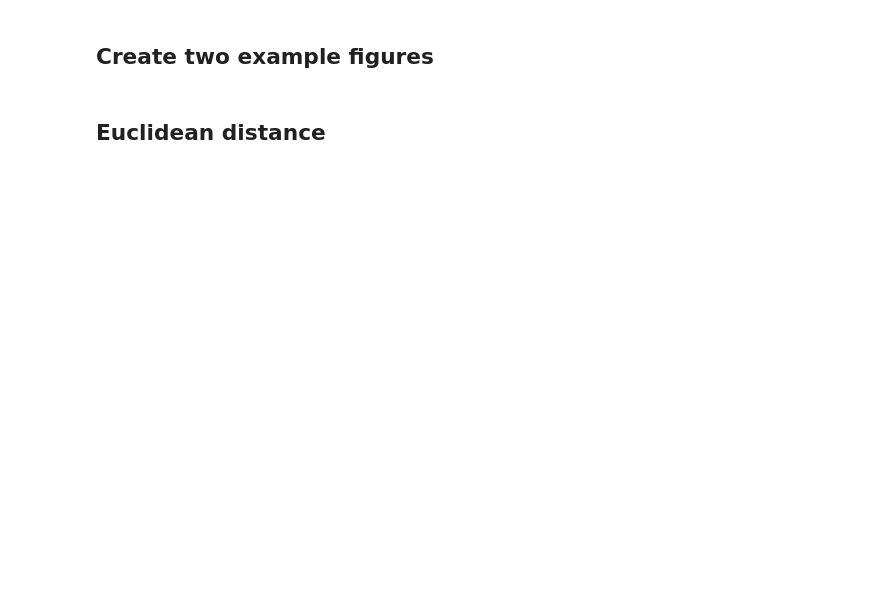
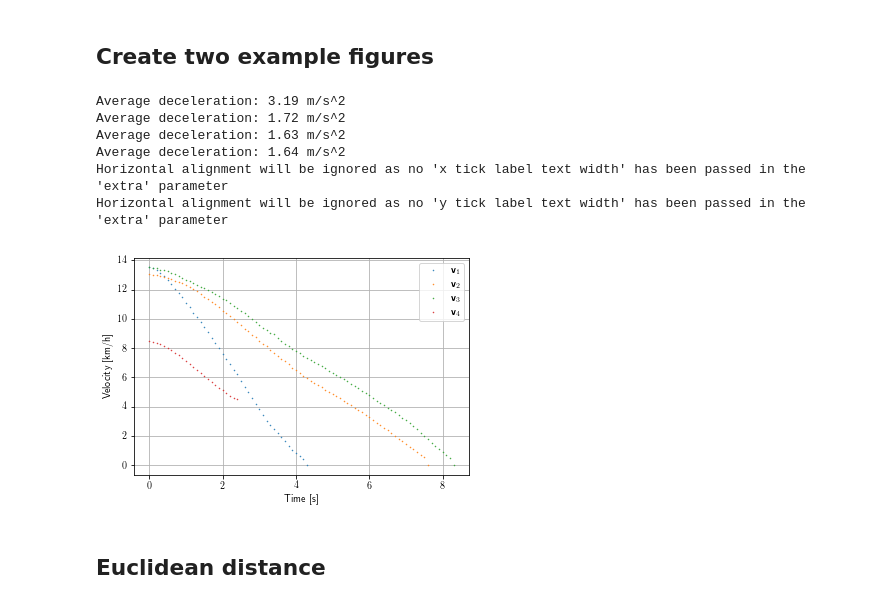
Before and after one commit to ErwindeGelder/ScenarioDomainModel, a Jupyter notebook: 20180207 Similarity/similarity_measures.ipynb, the cells around one changed output. Saved outputs shown, nothing was run; the diff lists cells and outputs as text; code cells hidden in the pictures; blank space fills up the shorter version.

```diff
--- a/20180207 Similarity/similarity_measures.ipynb
+++ b/20180207 Similarity/similarity_measures.ipynb
@@ -63,27 +66,35 @@ scaling = scaling.T[:n].copy()
 # %%
 # Show a profile
 # 322: hardest braking
 # 292: Looks most at 322 when only looking at start and end velocity
 # 143: Looks very similar to 292
 # 381: Acceleratin similar to 292, but much shorter
 ii = [322, 143, 292, 381]
 ts = 0.1
 V = []
 A = []
 for j, i in enumerate(ii):
     t = dfs[i]['time']*scaling[i, 0]
     v = (dfs[i]['vel']*(scaling[i, 1] - scaling[i, 2]) + scaling[i, 2])
     tnew = np.arange(t.values[0], np.ceil(t.values[-1] / ts)+1) * ts
     vnew = np.interp(tnew, t, v)
     V.append(vnew)
     A.append(np.gradient(vnew) / ts)
-    plt.plot(tnew, vnew, '.', label="Profile {:d}".format(j+1), ms=1)
+    plt.plot(tnew, vnew, '.', label=r"$\textbf{{v}}_{:d}$".format(j+1), ms=1)
     print("Average deceleration: {:.2f} m/s^2".format((scaling[i, 1] - scaling[i, 2]) / scaling[i, 0]))
 plt.grid('on')
 plt.xlabel('Time [s]')
 plt.ylabel('Velocity [km/h]')
 plt.legend()
 tikz('velocity_profile_example')
+# %% [output]
+Average deceleration: 3.19 m/s^2
+Average deceleration: 1.72 m/s^2
+Average deceleration: 1.63 m/s^2
+Average deceleration: 1.64 m/s^2
+Horizontal alignment will be ignored as no 'x tick label text width' has been passed in the 'extra' parameter
+Horizontal alignment will be ignored as no 'y tick label text width' has been passed in the 'extra' parameter
+[figure, added]
 # %%
 # We will resample all profiles, as we have to use them
 dfs_resampled = []
```
Also changed, not shown: parts of 28 cells of this notebook, 10 other files.
